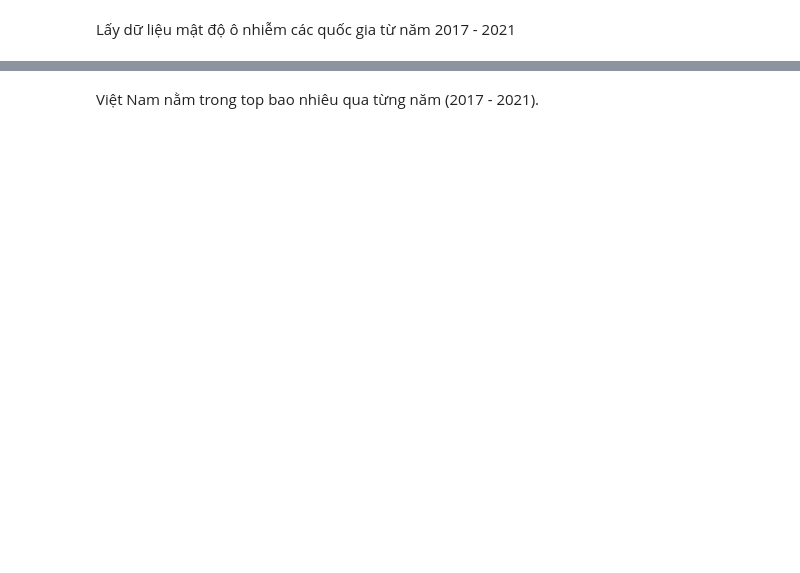
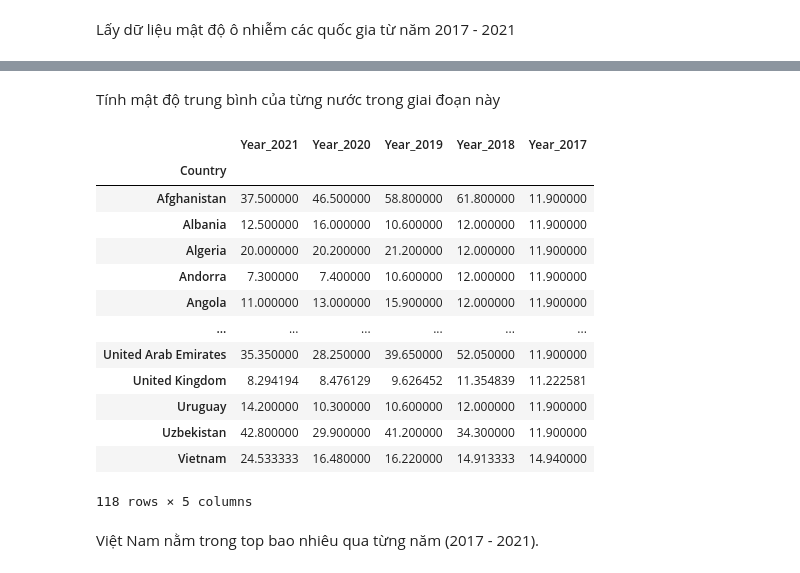
Before and after one commit to yakhimm/NMKHDL_20, a Jupyter notebook: cau2.ipynb, the cells around one changed output, grey strips where cells are left out. Cells and saved outputs as stored; diff of their text form; code cells hidden in the pictures; blank space fills up the shorter version.

```diff
--- a/cau2.ipynb
+++ b/cau2.ipynb
@@ -42,3 +72,23 @@ df_Country
+# %% [markdown]
+Tính mật độ trung bình của từng nước trong giai đoạn này
+# %%
+df_Country = df_Country.groupby('Country').mean()
+df_Country
+# %% [output]
+|  | Year_2021 | Year_2020 | Year_2019 | Year_2018 | Year_2017 |
+| Country |  |  |  |  |  |
+| Afghanistan | 37.500000 | 46.500000 | 58.800000 | 61.800000 | 11.900000 |
+| Albania | 12.500000 | 16.000000 | 10.600000 | 12.000000 | 11.900000 |
+| Algeria | 20.000000 | 20.200000 | 21.200000 | 12.000000 | 11.900000 |
+| Andorra | 7.300000 | 7.400000 | 10.600000 | 12.000000 | 11.900000 |
+| Angola | 11.000000 | 13.000000 | 15.900000 | 12.000000 | 11.900000 |
+| ... | ... | ... | ... | ... | ... |
+| United Arab Emirates | 35.350000 | 28.250000 | 39.650000 | 52.050000 | 11.900000 |
+| United Kingdom | 8.294194 | 8.476129 | 9.626452 | 11.354839 | 11.222581 |
+| Uruguay | 14.200000 | 10.300000 | 10.600000 | 12.000000 | 11.900000 |
+| Uzbekistan | 42.800000 | 29.900000 | 41.200000 | 34.300000 | 11.900000 |
+| Vietnam | 24.533333 | 16.480000 | 16.220000 | 14.913333 | 14.940000 |
+118 rows × 5 columns
 # %% [markdown]
 Việt Nam nằm trong top bao nhiêu qua từng năm (2017 - 2021).
 # %%
```
Also changed, not shown: parts of 24 cells of this notebook, 1 other file.
